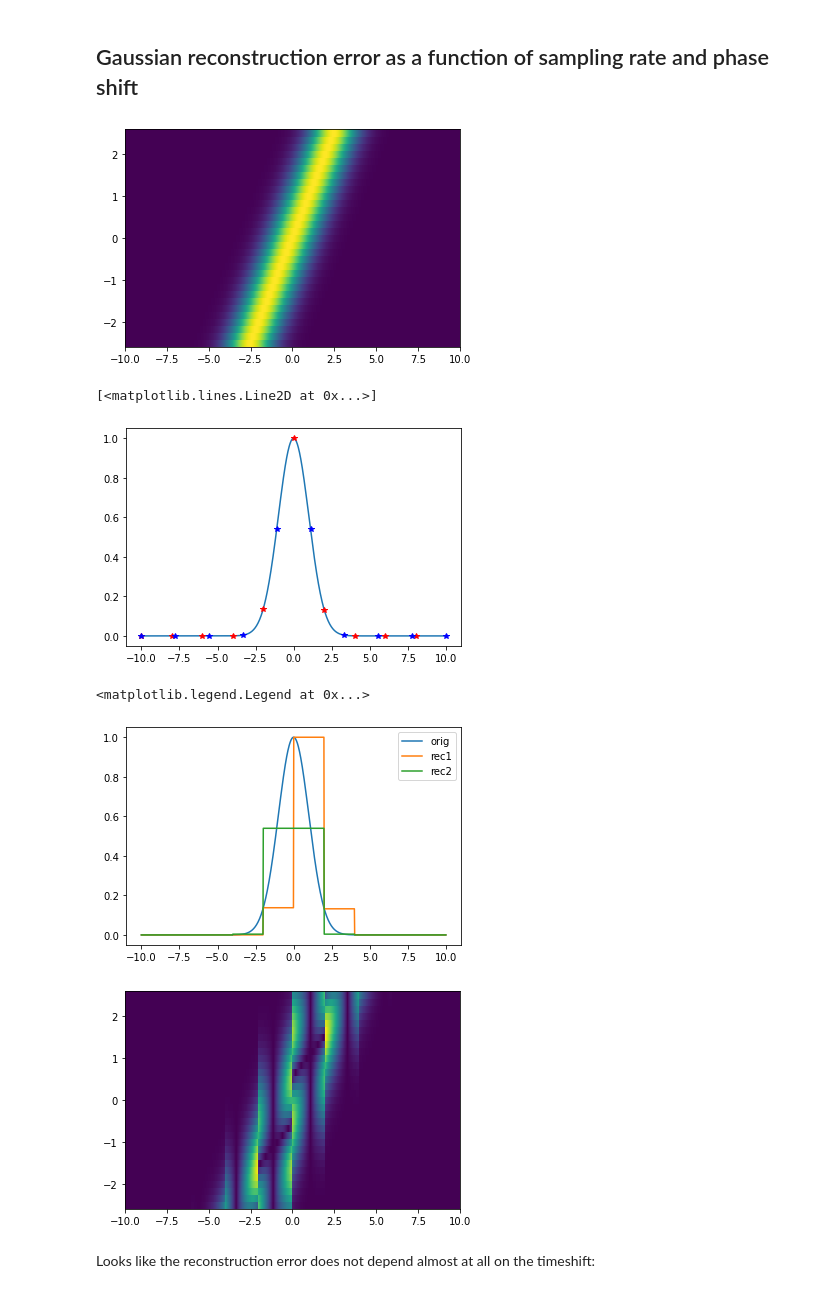
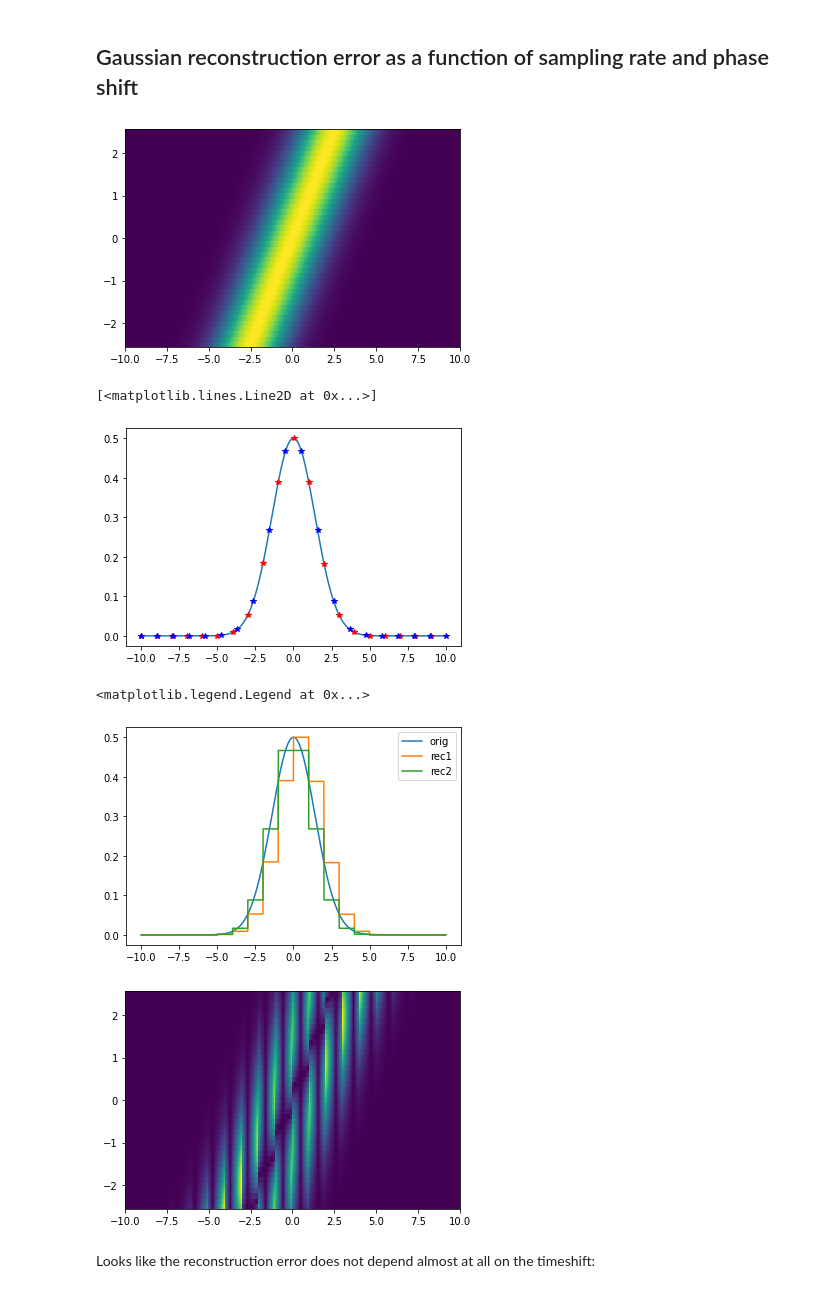
Before and after one commit to liorella/research, a Jupyter notebook: phys/reconstruction_error.ipynb, the cells around one changed output. Saved outputs shown, nothing was run; the diff lists cells and outputs as text; code cells hidden in the pictures.

```diff
--- a/phys/reconstruction_error.ipynb
+++ b/phys/reconstruction_error.ipynb
@@ -5,30 +5,30 @@ from matplotlib import pyplot as plt
 ## Gaussian reconstruction error as a function of sampling rate and phase shift
 # %%
 # original Gaussian
-sigma = 1
-t_c = np.linspace(-10, 10, 1000)
-t_shifts = np.linspace(-2.5, 2.5, 31)[:, np.newaxis]
+sigma = 2
+t_c = np.linspace(-10, 10, 2000)
+t_shifts = np.linspace(-2.5, 2.5, 41)[:, np.newaxis]
 gaussian_array = np.exp(-(t_c - t_shifts)**2/(2*sigma))/sigma
 # %%
 plt.pcolor(t_c, t_shifts, gaussian_array, shading='auto');
 # %% [output]
-[figure, old version]
+[figure, new version]
 # %%
 # downsample Gaussians using 2 methods
-num_samped_points = 10
-samp_time = 1000 // num_samped_points
+num_samped_points = 20
+samp_time = 2000 // num_samped_points
 t_disc1 = t_c[::samp_time]
 t_disc2 = np.linspace(-10, 10, num_samped_points)
 gaussian_array_disc1 = gaussian_array[:, ::samp_time]
 gaussian_array_disc2 = np.exp(-(t_disc2- t_shifts)**2/(2*sigma))/sigma
 # %%
 # compare
-plt.plot(t_c, gaussian_array[15])
-plt.plot(t_disc1, gaussian_array_disc1[15], 'r*')
-plt.plot(t_disc2, gaussian_array_disc2[15], 'b*')
+plt.plot(t_c, gaussian_array[20])
+plt.plot(t_disc1, gaussian_array_disc1[20], 'r*')
+plt.plot(t_disc2, gaussian_array_disc2[20], 'b*')
 # %% [output]
 [<matplotlib.lines.Line2D at 0x...>]
-[figure, old version]
+[figure, new version]
 # %%
 gaussian_array_reconst1 = np.repeat(gaussian_array_disc1, samp_time, axis=1)
 # %%
@@ -37,19 +37,19 @@ gaussian_array_reconst1 = np.repeat(gaussian_array_disc1, samp_time, axis=1)
 gaussian_array_reconst2 = np.repeat(gaussian_array_disc2, samp_time, axis=1)
 # %%
 # compare - reconstructions are identical
-pos = 15
+pos = 20
 plt.plot(t_c, gaussian_array[pos], label='orig')
 plt.plot(t_c, gaussian_array_reconst1[pos], label='rec1')
 plt.plot(t_c, gaussian_array_reconst2[pos], label='rec2')
 plt.legend()
 # %% [output]
 <matplotlib.legend.Legend at 0x...>
-[figure, old version]
+[figure, new version]
 # %%
 # look at reconstruction error
 plt.pcolor(t_c, t_shifts, np.abs(gaussian_array - gaussian_array_reconst2), shading='auto');
 # %% [output]
-[figure, old version]
+[figure, new version]
 # %% [markdown]
 Looks like the reconstruction error does not depend almost at all on the timeshift:
 # %%
```
Also changed, not shown: parts of 10 cells of this notebook, 9 other files.
